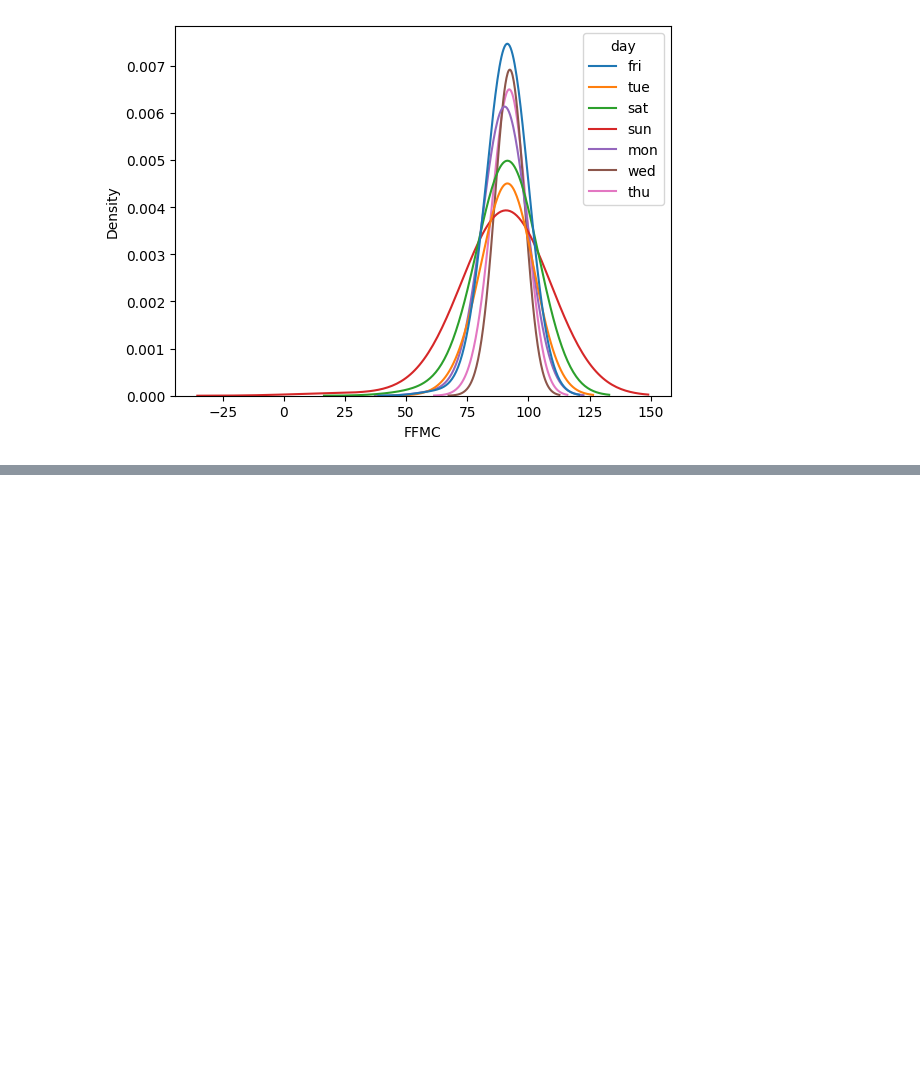
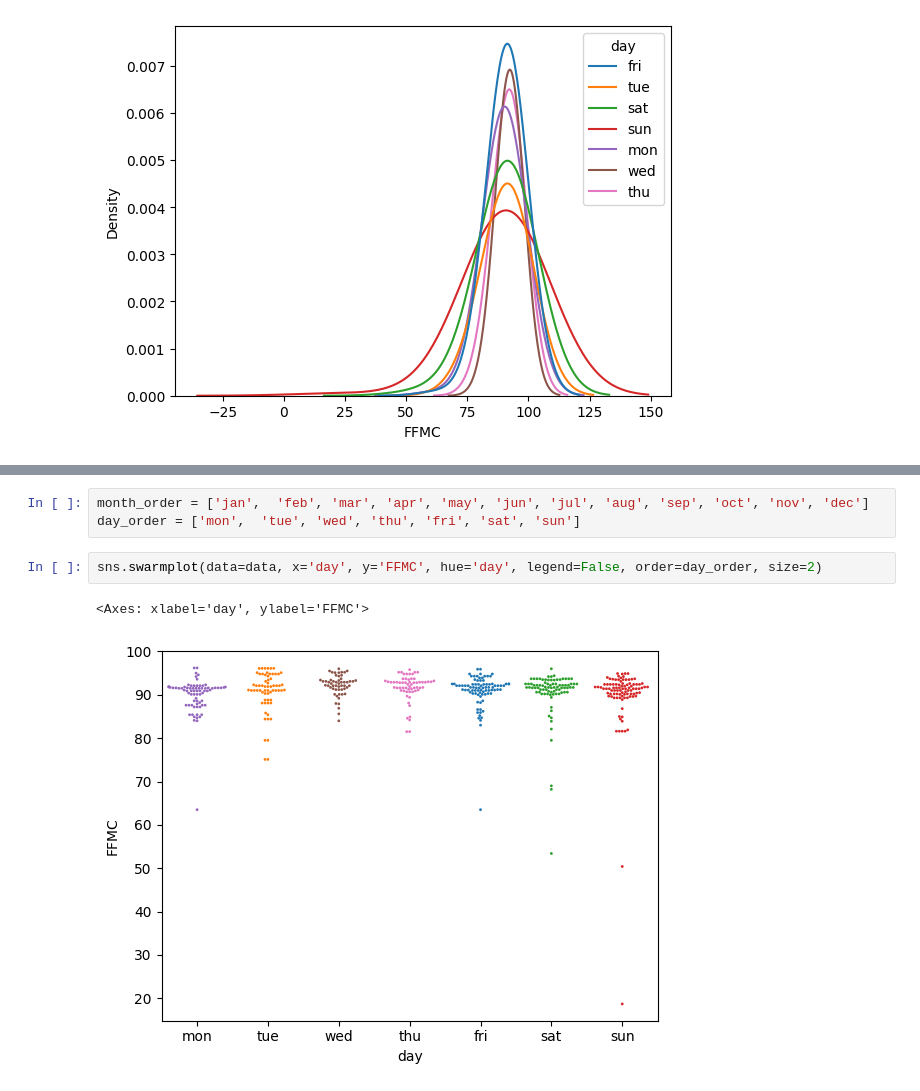
Before and after one commit to jihanalfi/coursera-study, a Jupyter notebook: C1 - IBM Data Science.ipynb, the cells around one changed output, grey strips where cells are left out. Saved outputs shown, nothing was run; the diff lists cells and outputs as text; blank space fills up the shorter version.

```diff
--- a/C1 - IBM Data Science.ipynb
+++ b/C1 - IBM Data Science.ipynb
@@ -139,0 +143,8 @@ sns.regplot(data=data, x='day_cat', y='FFMC')
+# %%
+month_order = ['jan',  'feb', 'mar', 'apr', 'may', 'jun', 'jul', 'aug', 'sep', 'oct', 'nov', 'dec']
+day_order = ['mon',  'tue', 'wed', 'thu', 'fri', 'sat', 'sun']
+# %%
+sns.swarmplot(data=data, x='day', y='FFMC', hue='day', legend=False, order=day_order, size=2)
+# %% [output]
+<Axes: xlabel='day', ylabel='FFMC'>
+[figure, added]
```
Also changed, not shown: parts of 12 cells of this notebook, 2 other files.
